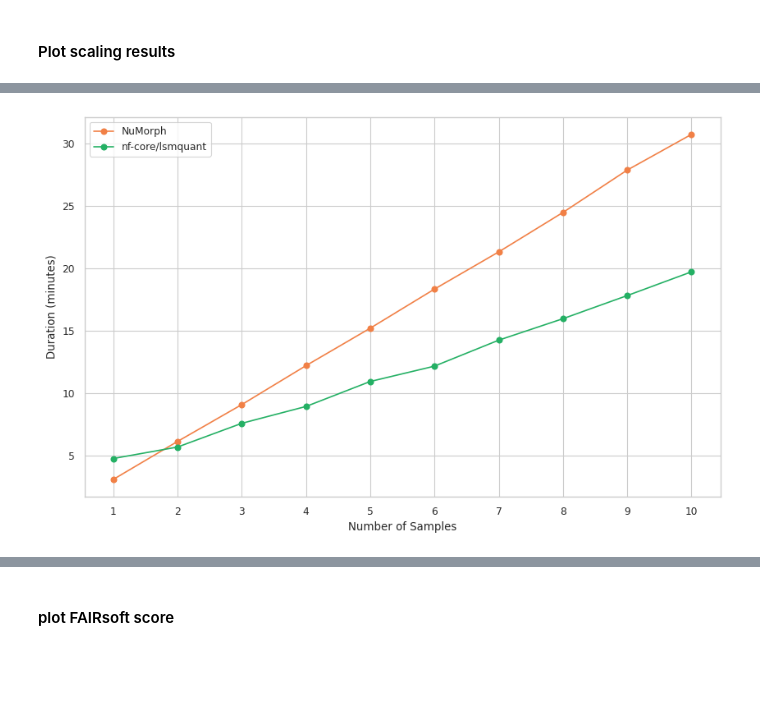
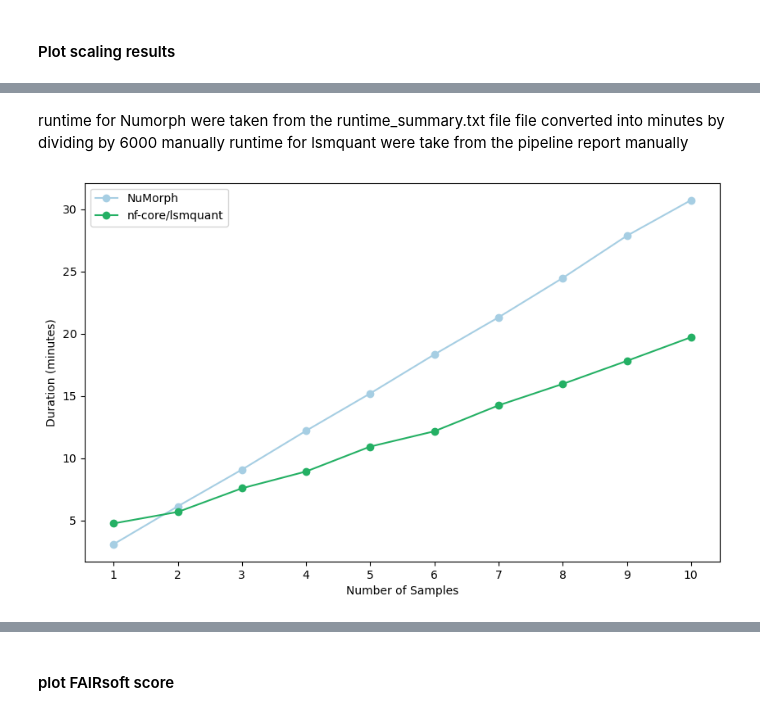
Before and after one commit to CaroAMN/rescue_orphan_code_results, a Jupyter notebook: resource_usage/scaling_results.ipynb, the cells around one changed output, grey strips where cells are left out. Saved outputs shown, nothing was run; the diff lists cells and outputs as text; code cells hidden in the pictures; blank space fills up the shorter version.

```diff
--- a/resource_usage/scaling_results.ipynb
+++ b/resource_usage/scaling_results.ipynb
@@ -915,3 +837,6 @@ NuMorph
+# %% [markdown]
+runtime for Numorph were taken from the runtime_summary.txt file file converted into minutes by dividing by 6000 manually
+runtime for lsmquant were take from the pipeline report manually
 # %%
 matlab_process = {'n_samples': [1,2,3,4,5,6,7,8,9,10], 'duration [minutes]': [3.08, 6.12, 9.07, 12.19, 15.19, 18.32, 21.30, 24.46, 27.85, 30.71]}
 nextflow_scaling_data = {'n_samples': [1,2,3,4,5,6,7,8,9,10], 'duration [minutes]': [4.75, 5.67, 7.57, 8.92, 10.92, 12.15, 14.23, 15.95, 17.80, 19.70]}
@@ -918,14 +856,16 @@ nextflow_scaling_data = {'n_samples': [1,2,3,4,5,6,7,8,9,10], 'duration [minutes
 # %%
 # plot the scaling results: x axis is n_samples and y axis is the duration in minutesfor numorph and nf-core/lsmquant
 # show all x axis ticks
 plt.figure(figsize=(10, 6))
-plt.plot(matlab_process['n_samples'], matlab_process['duration [minutes]'], marker='o', label='NuMorph', color='#F18046')
-plt.plot(nextflow_scaling_data['n_samples'], nextflow_scaling_data['duration [minutes]'], marker='o', label='nf-core/lsmquant', color='#24B064')
+plt.plot(matlab_process['n_samples'], matlab_process['duration [minutes]'], marker='o', label='NuMorph', color="#a6cee3")
+plt.plot(nextflow_scaling_data['n_samples'], nextflow_scaling_data['duration [minutes]'], marker='o', label='nf-core/lsmquant', color="#24B064")
 plt.xlabel('Number of Samples')
 plt.xticks(matlab_process['n_samples'])  # Show all x-axis ticks
 plt.ylabel('Duration (minutes)')
 #plt.title('Scaling of Total Wall Time with Number of Samples')
 plt.legend()
+plt.savefig("scaling_preprocessing.png", dpi=300, bbox_inches="tight",
+            facecolor="white")
 plt.show()
 # %% [output]
-[figure, old version]
+[figure, new version]
```
Also changed, not shown: parts of 12 cells of this notebook, 6 other files.
